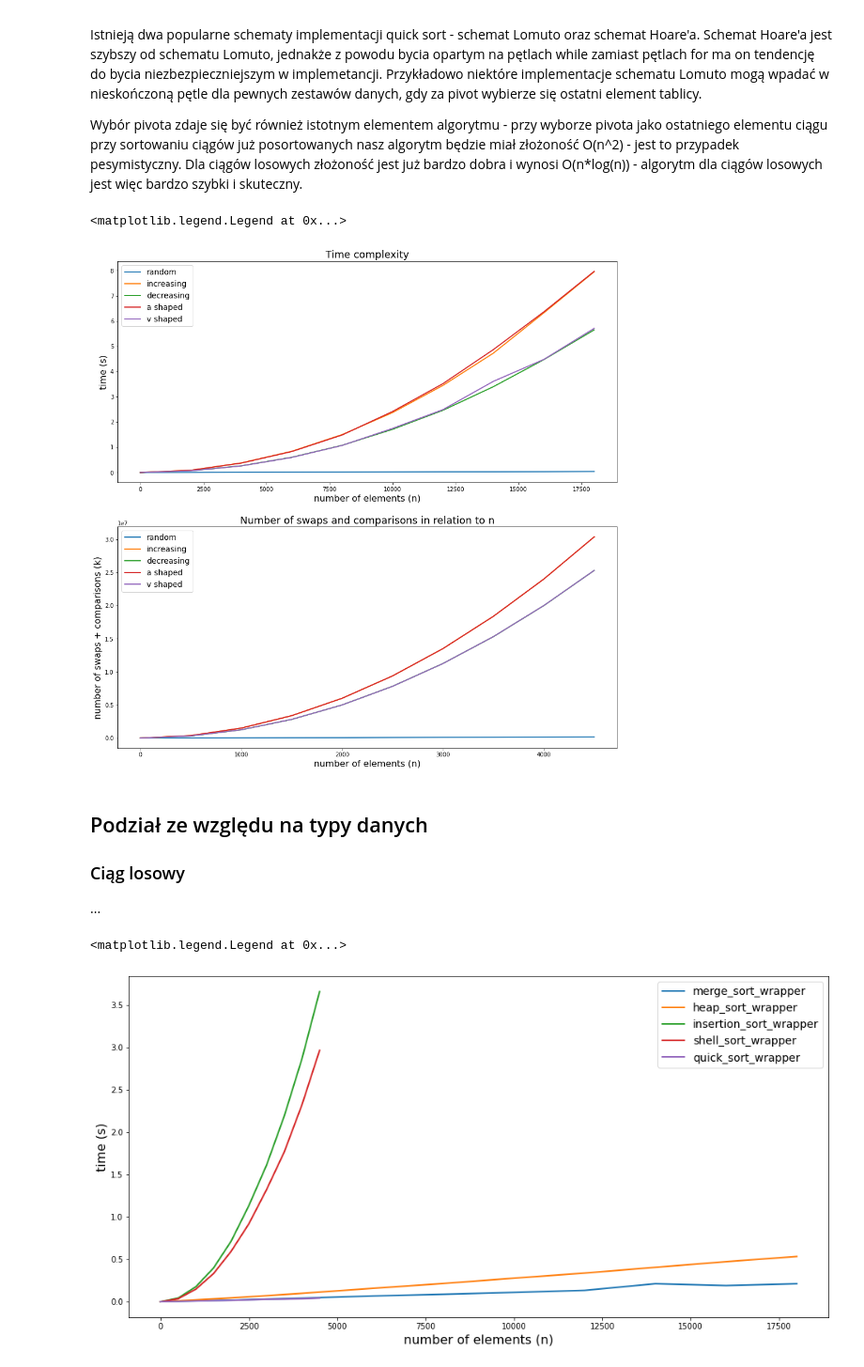
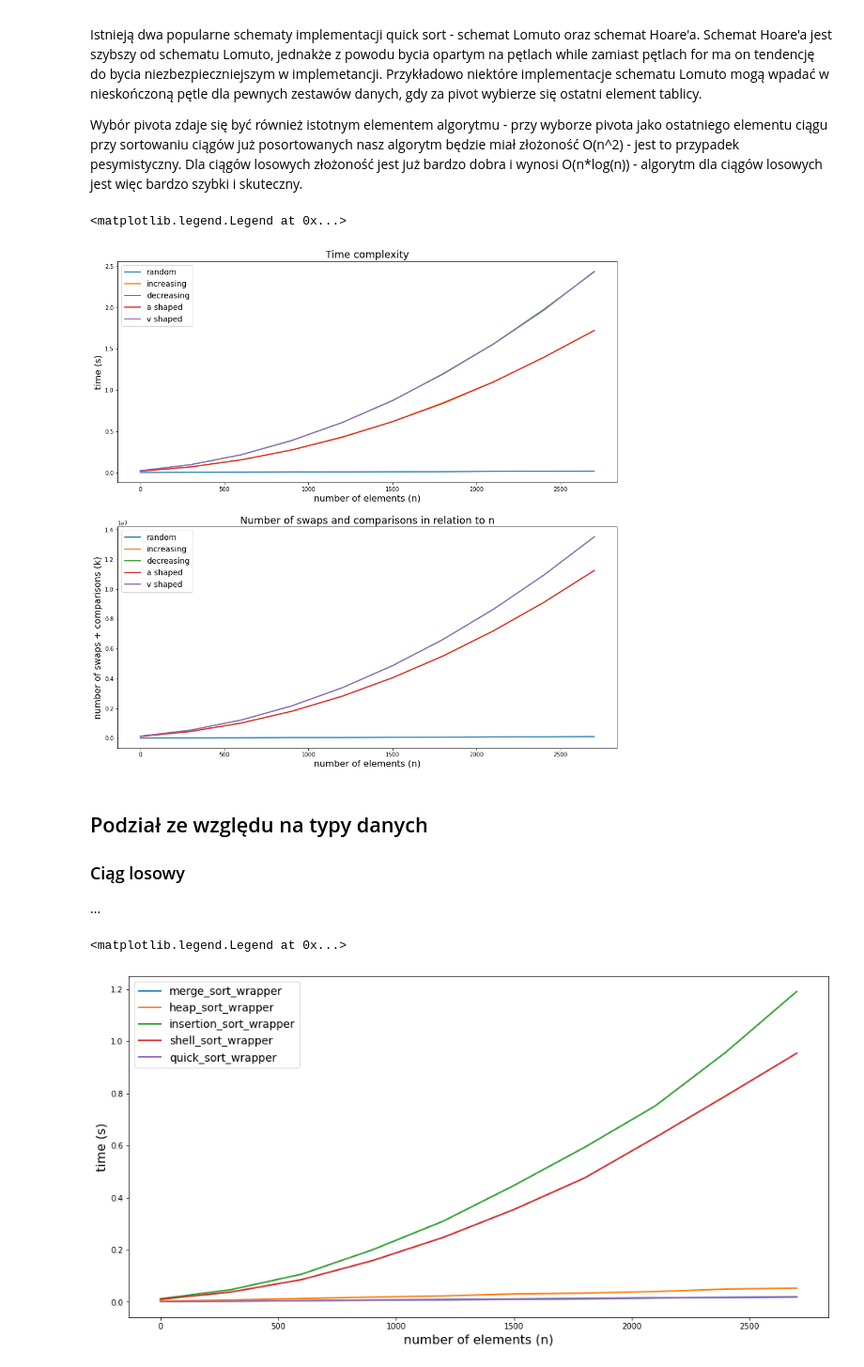
Before and after one commit to qkb2/AiSD2022, a Jupyter notebook: Sprawozdanie_sort.ipynb, the cells around one changed output. Shown at 94% size. Cells and saved outputs as stored; diff of their text form; code cells hidden in the pictures.

```diff
--- a/Sprawozdanie_sort.ipynb
+++ b/Sprawozdanie_sort.ipynb
@@ -30,18 +30,17 @@ pd.set_option('display.width', 1000)
 pd.set_option('display.colheader_justify', 'center')
 pd.set_option('display.precision', 3)
 
-n = 20000
-x_val = [k for k in range(0, n, 2000)]
-x_val_2 = [k for k in range(0, 5000, 500)]
+
+x_val = [k for k in range(0, 3000, 300)]
 
 if not path.exists("AiSD2022/sort_times.csv"):
     sys.setrecursionlimit(10**8)
 
-    tab_random = generator.random_generator(n)
-    tab_increase = generator.increasing_generator(n)
-    tab_decrease = generator.decreasing_generator(n)
-    tab_a = generator.a_shaped_generator(n)
-    tab_v = generator.v_shaped_generator(n)
+    tab_random = generator.random_generator(3000)
+    tab_increase = generator.increasing_generator(3000)
+    tab_decrease = generator.decreasing_generator(3000)
+    tab_a = generator.a_shaped_generator(3000)
+    tab_v = generator.v_shaped_generator(3000)
 
     tabs = [tab_random, tab_increase, tab_decrease, tab_a, tab_v]
     sorts_tab = []
@@ -59,14 +58,11 @@ if not path.exists("AiSD2022/sort_times.csv"):
 
     for k in sorts_data.keys():
         for j in range(len(tabs)):
-            for i in range(0,
-                           n if k not in ["insertion_sort_wrapper", "shell_sort_wrapper", "quick_sort_wrapper"] else 5000,
-                           2000 if k not in ["insertion_sort_wrapper", "shell_sort_wrapper", "quick_sort_wrapper"] else 500):
+            for i in range(300, 3300, 300):
                 t_mn = []
-                for o in range(10):
+                for o in range(5):
                     srt_dt = getattr(sorts_with_counters, k)(tabs[j][:i])
-                    t_mn.append(srt_dt[3])
-                sorts_data[k][j]["times"].append(sum(t_mn)/len(t_mn))
+                sorts_data[k][j]["times"].append(srt_dt[3])
                 sorts_data[k][j]["k"].append(srt_dt[1] + srt_dt[2])
 
     sorts_data["data_types"] = ["random", "increasing", "decreasing", "a shaped", "v shaped"]
@@ -228,12 +231,12 @@ plt.xlabel("number of elements (n)", fontsize=16)
 plt.title("Number of swaps and comparisons in relation to n", fontsize=18)
 
 for i in range(0, len(df1.index.values)):
-    plt.plot(x_val_2, df1.at[i, "quick_sort_wrapper"]["k"], linewidth=2, label=df1.at[i, "data_types"])
+    plt.plot(x_val, df1.at[i, "quick_sort_wrapper"]["k"], linewidth=2, label=df1.at[i, "data_types"])
 
 plt.legend(fontsize=14)
 # %% [output]
 <matplotlib.legend.Legend at 0x...>
-[figure, old version]
+[figure, new version]
 # %% [markdown]
 ## Podział ze względu na typy danych
 
@@ -243,17 +246,17 @@ plt.legend(fontsize=14)
 # %%
 plt.figure(figsize=(16,8))
 plt.ylabel("time (s)", fontsize=16)
 plt.xlabel("number of elements (n)", fontsize=16)
 
 for k in df1.columns[:-1]:
     plt.plot(
-        x_val if k not in ["insertion_sort_wrapper", "shell_sort_wrapper", "quick_sort_wrapper"] else x_val_2,
+        x_val if k not in ["insertion_sort_wrapper", "shell_sort_wrapper", "quick_sort_wrapper"] else x_val,
         df1.at[0, k]["times"], linewidth=2, label=k)
 
 plt.legend(fontsize=14)
 # %% [output]
 <matplotlib.legend.Legend at 0x...>
-[figure, old version]
+[figure, new version]
 # %% [markdown]
 ### Ciąg rosnący
 
```
Also changed, not shown: parts of 14 cells of this notebook.
